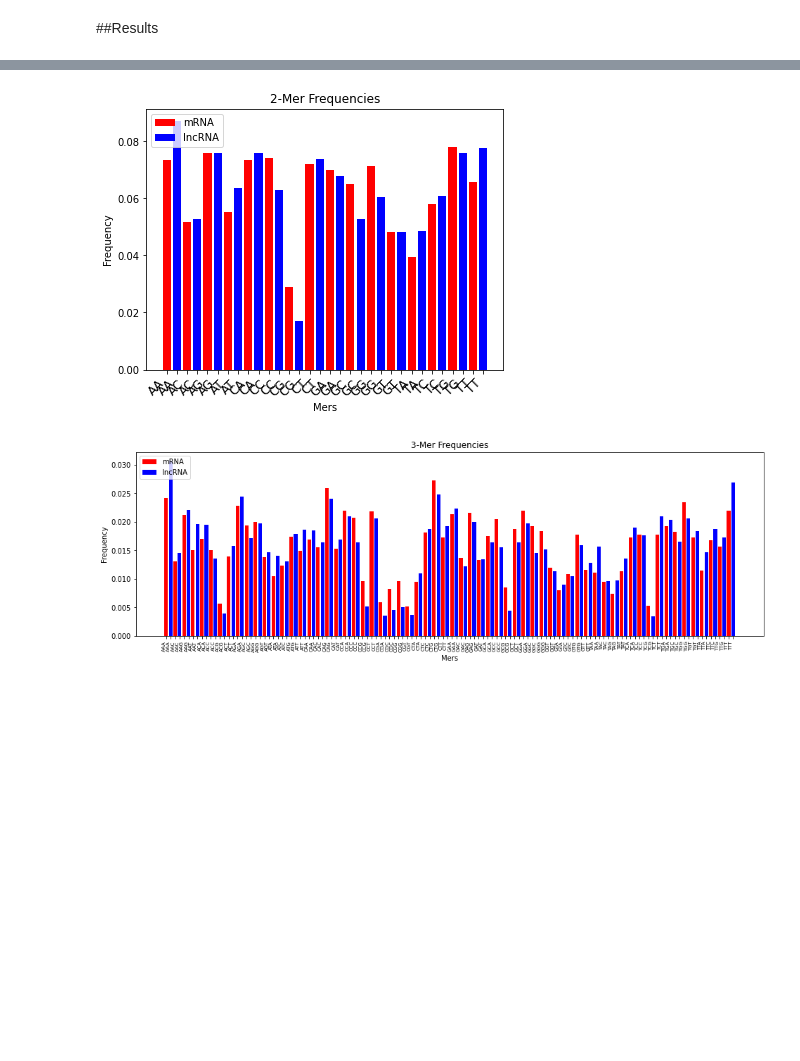
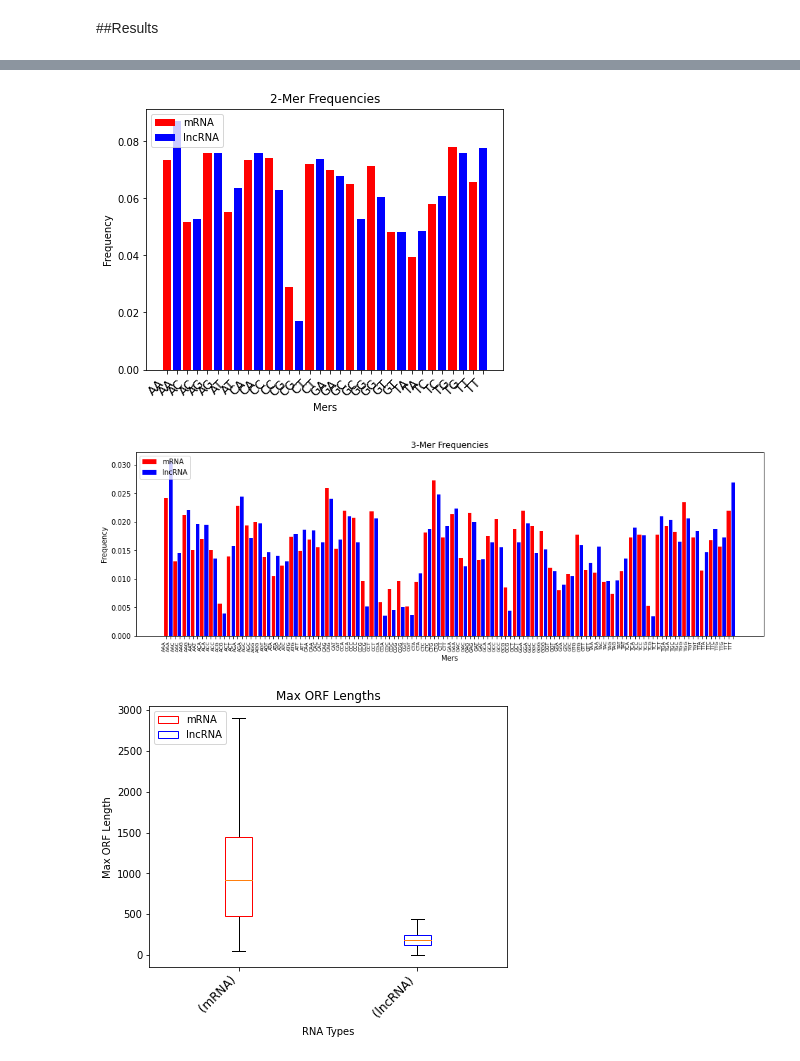
Before and after one commit to ShepherdCode/Soars2021, a Jupyter notebook: Notebooks/Analyzer_100.ipynb, the cells around one changed output, grey strips where cells are left out. Drawn from its saved outputs; the diff is of its cells as text; code cells hidden in the pictures; blank space fills up the shorter version.

Commit message:
Generate and plot max orf length statistics.

```diff
--- a/Notebooks/Analyzer_100.ipynb
+++ b/Notebooks/Analyzer_100.ipynb
@@ -200,6 +200,20 @@ print(one_mer_nc)
 ['A', 'C', 'G', 'T']
 [0.25616617 0.24856118 0.25434605 0.24092661]
 [0.27915527 0.22922435 0.22906082 0.26255956]
+# %%
+oc = ORF_counter()
+
+pc_max_orf_len = np.empty(1, dtype=object)
+nc_max_orf_len = np.empty(1, dtype=object)
+pc_max_orf_len[0] = np.zeros(len(pc_sequences))
+nc_max_orf_len[0] = np.zeros(len(nc_sequences))
+
+for i in range(len(pc_sequences)):
+  oc.set_sequence(pc_sequences[i])
+  pc_max_orf_len[0][i] = oc.get_max_orf_len()
+for i in range(len(nc_sequences)):
+  oc.set_sequence(nc_sequences[i])
+  nc_max_orf_len[0][i] = oc.get_max_orf_len()
 # %% [markdown]
 ##Results
 # %%
@@ -210,15 +224,21 @@ pg.set_text_options(45, 'right', 0, 'center', 12)
 # %%
 pg.set_text('1-Mer Frequencies', 'Mers', 'Frequency', one_mer_keys, None)
 pg.bar_plot([one_mer_pc, one_mer_nc], data_set_names)
 
 pg.set_text('2-Mer Frequencies', 'Mers', 'Frequency', two_mer_keys, None)
 pg.bar_plot([two_mer_pc, two_mer_nc], data_set_names)
 
 pg.set_figure_options(width=16)
 pg.set_text_options(90, 'right', 0, 'center', 7)
 pg.set_text('3-Mer Frequencies', 'Mers', 'Frequency', three_mer_keys, None)
 pg.bar_plot([three_mer_pc, three_mer_nc], data_set_names)
+
+pg.set_figure_options()
+pg.set_text_options(45, 'right', 0, 'center', 12)
+pg.set_text('Max ORF Lengths', 'RNA Types', 'Max ORF Length', [''], None)
+pg.box_plot([pc_max_orf_len, nc_max_orf_len], data_set_names, False)
 # %% [output]
 [figure]
 [figure]
 [figure]
+[figure, added]
```
Also changed, not shown: parts of 1 cell of this notebook.
